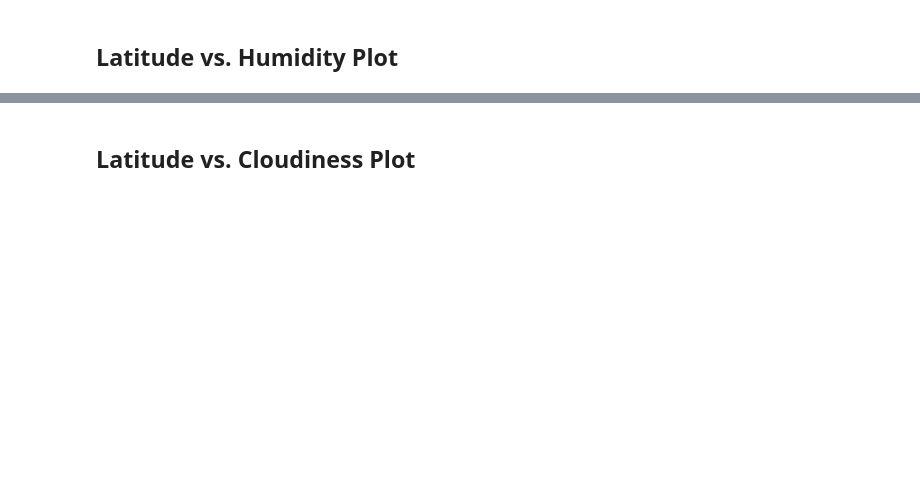
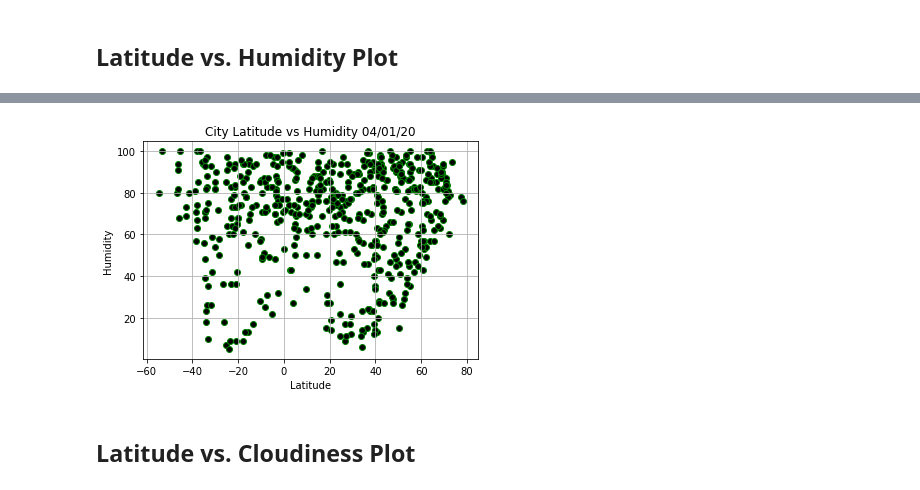
Before and after one commit to lajanslime/python-api-challenge, a Jupyter notebook: WeatherPy/WeatherPy.ipynb, the cells around one changed output, grey strips where cells are left out. Cells and saved outputs as stored; diff of their text form; code cells hidden in the pictures; blank space fills up the shorter version.

```diff
--- a/WeatherPy/WeatherPy.ipynb
+++ b/WeatherPy/WeatherPy.ipynb
@@ -147,2 +216,12 @@ Int64Index([], dtype='int64')
+# %%
+plt.scatter(weather_df["Lat"], weather_df["Humidity"], facecolors="black", edgecolors = "green")
+plt.xlabel("Latitude")
+plt.ylabel("Humidity")
+plt.title("City Latitude vs Humidity 04/01/20")
+plt.grid(True)
+plt.savefig("../output_data/latitude_vs_humidity.png")
+plt.show()
+# %% [output]
+[figure, added]
 # %% [markdown]
 ## Latitude vs. Cloudiness Plot
```
Also changed, not shown: parts of 17 cells of this notebook, 9 other files.
